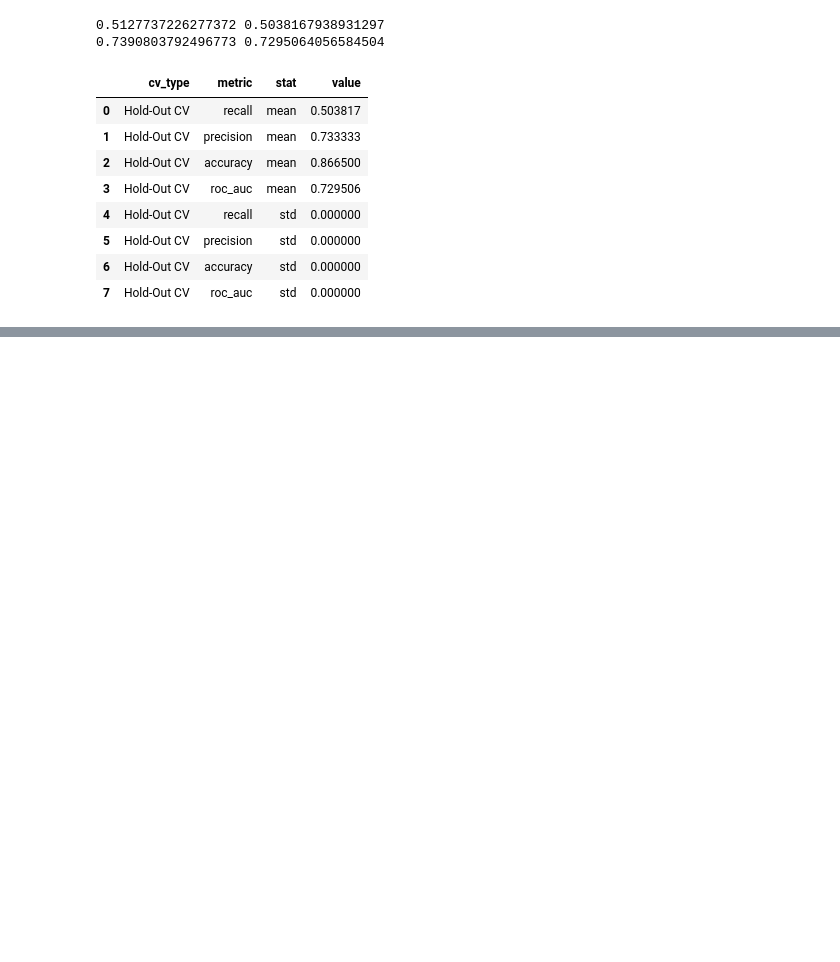
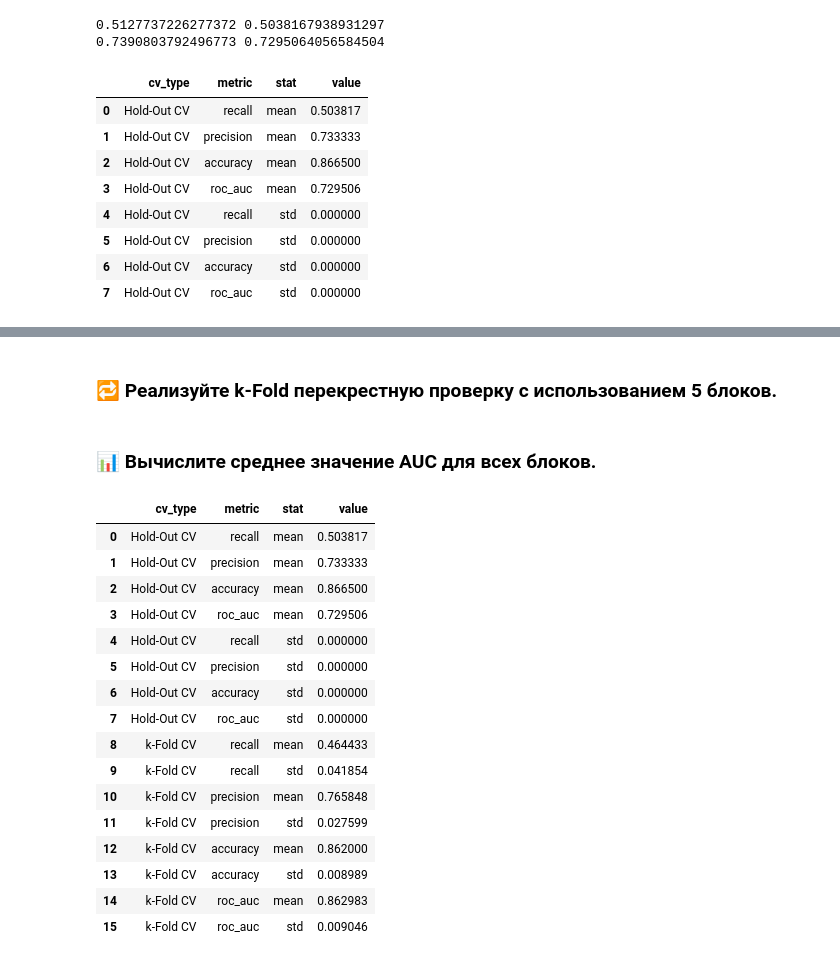
Before and after one commit to MarufIbragimov/zypl_ds, a Jupyter notebook: homework_1/homework_1.ipynb, the cells around one changed output, grey strips where cells are left out. Drawn from its saved outputs; the diff is of its cells as text; code cells hidden in the pictures; blank space fills up the shorter version.

```diff
--- a/homework_1/homework_1.ipynb
+++ b/homework_1/homework_1.ipynb
@@ -253,0 +258,40 @@ cv_comparison
+# %% [markdown]
+### 🔁 **Реализуйте k-Fold перекрестную проверку** с использованием 5 блоков.
+# %%
+model_2=CatBoostClassifier(
+    random_state=seed,
+    depth=2,
+    iterations=100,
+    eval_metric='AUC',
+    verbose=0,
+    cat_features=cat_features
+)
+# %%
+cv_comparison.loc[len(cv_comparison)]=['test', 's', 'd', 2]
+# %% [markdown]
+### 📊 **Вычислите среднее значение AUC** для всех блоков.
+# %%
+for label in metrics_labels:
+    scores = cross_val_score(model_2, X,y, cv=10, scoring=label)
+    cv_comparison.loc[len(cv_comparison)]=['k-Fold CV', label, 'mean', scores.mean()]
+    cv_comparison.loc[len(cv_comparison)]=['k-Fold CV', label, 'std', scores.std()]
+# %%
+cv_comparison
+# %% [output]
+|  | cv_type | metric | stat | value |
+| 0 | Hold-Out CV | recall | mean | 0.503817 |
+| 1 | Hold-Out CV | precision | mean | 0.733333 |
+| 2 | Hold-Out CV | accuracy | mean | 0.866500 |
+| 3 | Hold-Out CV | roc_auc | mean | 0.729506 |
+| 4 | Hold-Out CV | recall | std | 0.000000 |
+| 5 | Hold-Out CV | precision | std | 0.000000 |
+| 6 | Hold-Out CV | accuracy | std | 0.000000 |
+| 7 | Hold-Out CV | roc_auc | std | 0.000000 |
+| 8 | k-Fold CV | recall | mean | 0.464433 |
+| 9 | k-Fold CV | recall | std | 0.041854 |
+| 10 | k-Fold CV | precision | mean | 0.765848 |
+| 11 | k-Fold CV | precision | std | 0.027599 |
+| 12 | k-Fold CV | accuracy | mean | 0.862000 |
+| 13 | k-Fold CV | accuracy | std | 0.008989 |
+| 14 | k-Fold CV | roc_auc | mean | 0.862983 |
+| 15 | k-Fold CV | roc_auc | std | 0.009046 |
```
Also changed, not shown: parts of 2 cells of this notebook, 3 other files.
